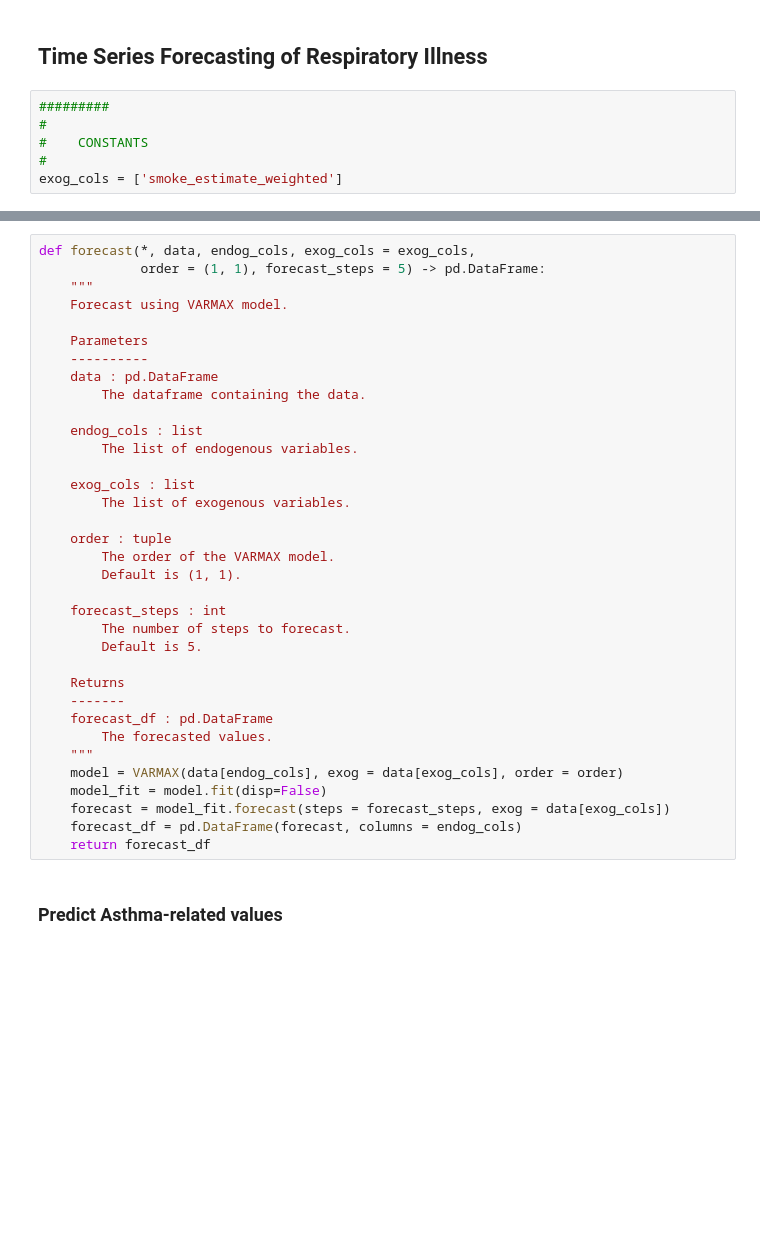
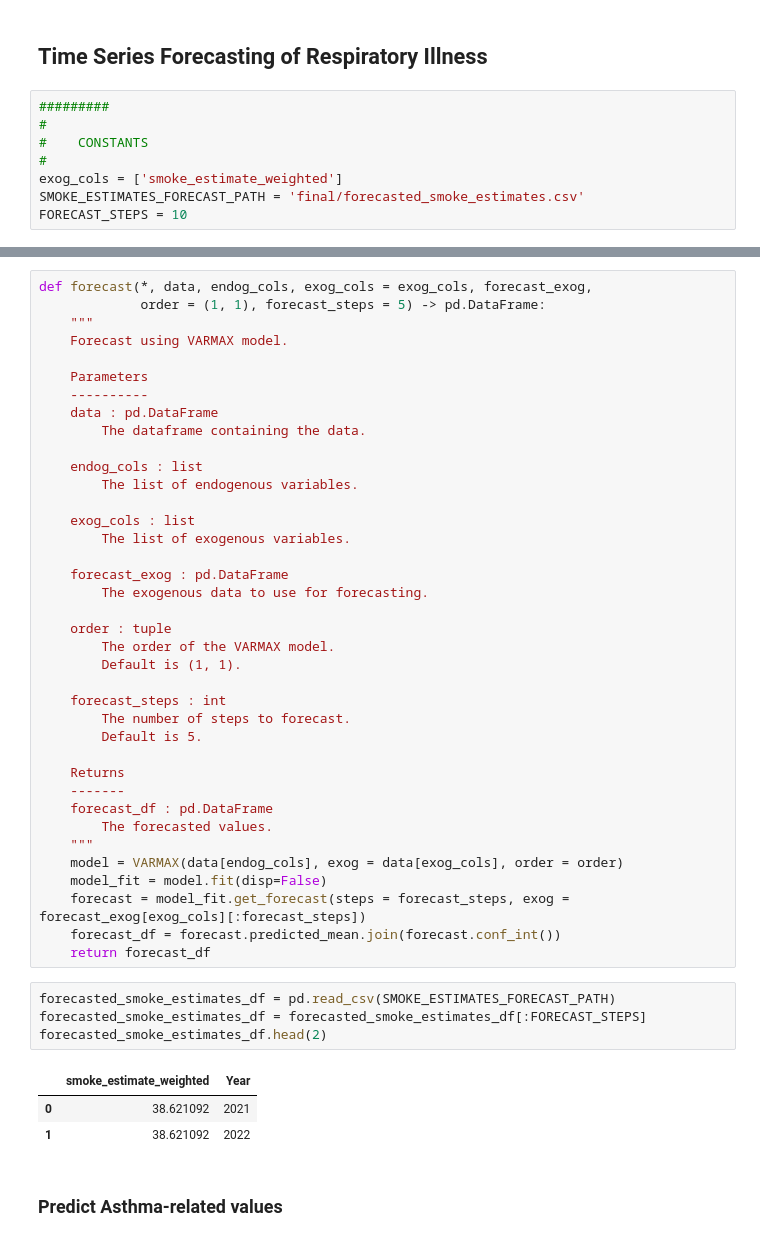
Before and after one commit to himanshunaidu/data512_project, a Jupyter notebook: wildfire_healthcare_data_analysis.ipynb, the cells around one changed output, grey strips where cells are left out. Cells and saved outputs as stored; diff of their text form; blank space fills up the shorter version.

```diff
--- a/wildfire_healthcare_data_analysis.ipynb
+++ b/wildfire_healthcare_data_analysis.ipynb
@@ -294,6 +294,8 @@ This assumption is at least not too troublesome for our smoke estimates as India
 #    CONSTANTS
 #
 exog_cols = ['smoke_estimate_weighted']
+SMOKE_ESTIMATES_FORECAST_PATH = 'final/forecasted_smoke_estimates.csv'
+FORECAST_STEPS = 10
 # %%
 #########
 #
@@ -354,7 +364,7 @@ def grid_search_VARMAX(*, data, endog_cols, exog_cols = exog_cols,
 
     return best_order
 # %%
-def forecast(*, data, endog_cols, exog_cols = exog_cols,
+def forecast(*, data, endog_cols, exog_cols = exog_cols, forecast_exog,
              order = (1, 1), forecast_steps = 5) -> pd.DataFrame:
     """
     Forecast using VARMAX model.
@@ -369,6 +379,9 @@ def forecast(*, data, endog_cols, exog_cols = exog_cols,
 
     exog_cols : list
         The list of exogenous variables.
+
+    forecast_exog : pd.DataFrame
+        The exogenous data to use for forecasting.
 
     order : tuple
         The order of the VARMAX model.
@@ -385,9 +398,17 @@ def forecast(*, data, endog_cols, exog_cols = exog_cols,
     """
     model = VARMAX(data[endog_cols], exog = data[exog_cols], order = order)
     model_fit = model.fit(disp=False)
-    forecast = model_fit.forecast(steps = forecast_steps, exog = data[exog_cols])
-    forecast_df = pd.DataFrame(forecast, columns = endog_cols)
+    forecast = model_fit.get_forecast(steps = forecast_steps, exog = forecast_exog[exog_cols][:forecast_steps])
+    forecast_df = forecast.predicted_mean.join(forecast.conf_int())
     return forecast_df
+# %%
+forecasted_smoke_estimates_df = pd.read_csv(SMOKE_ESTIMATES_FORECAST_PATH)
+forecasted_smoke_estimates_df = forecasted_smoke_estimates_df[:FORECAST_STEPS]
+forecasted_smoke_estimates_df.head(2)
+# %% [output]
+|  | smoke_estimate_weighted | Year |
+| 0 | 38.621092 | 2021 |
+| 1 | 38.621092 | 2022 |
 # %% [markdown]
 ### Predict Asthma-related values
 # %%
```
Also changed, not shown: parts of 9 cells of this notebook, 2 other files.
